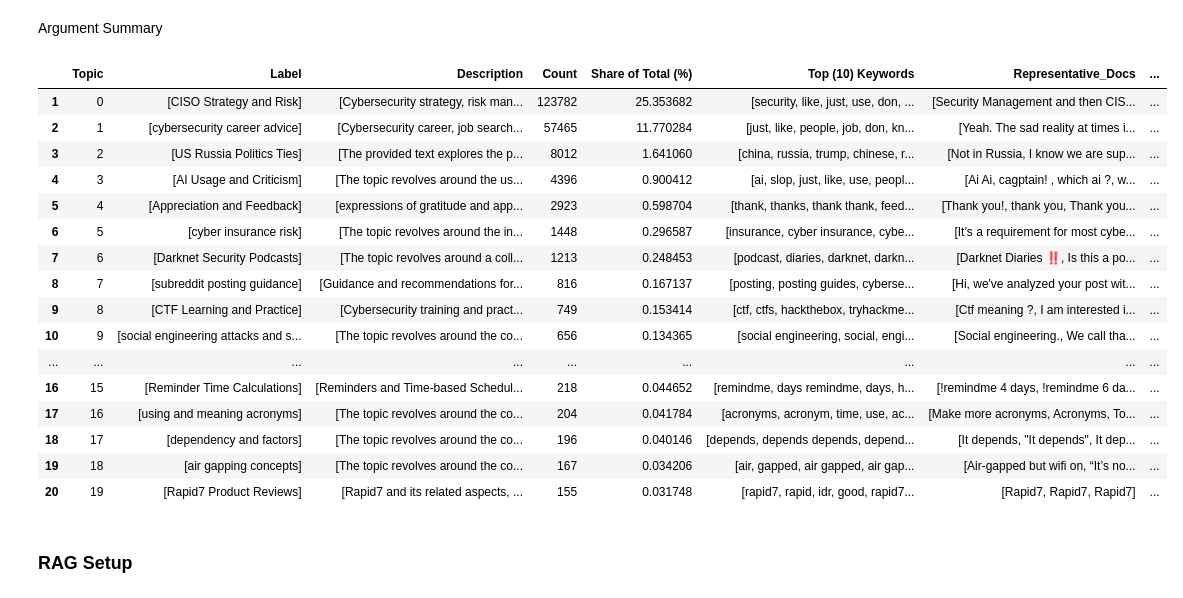
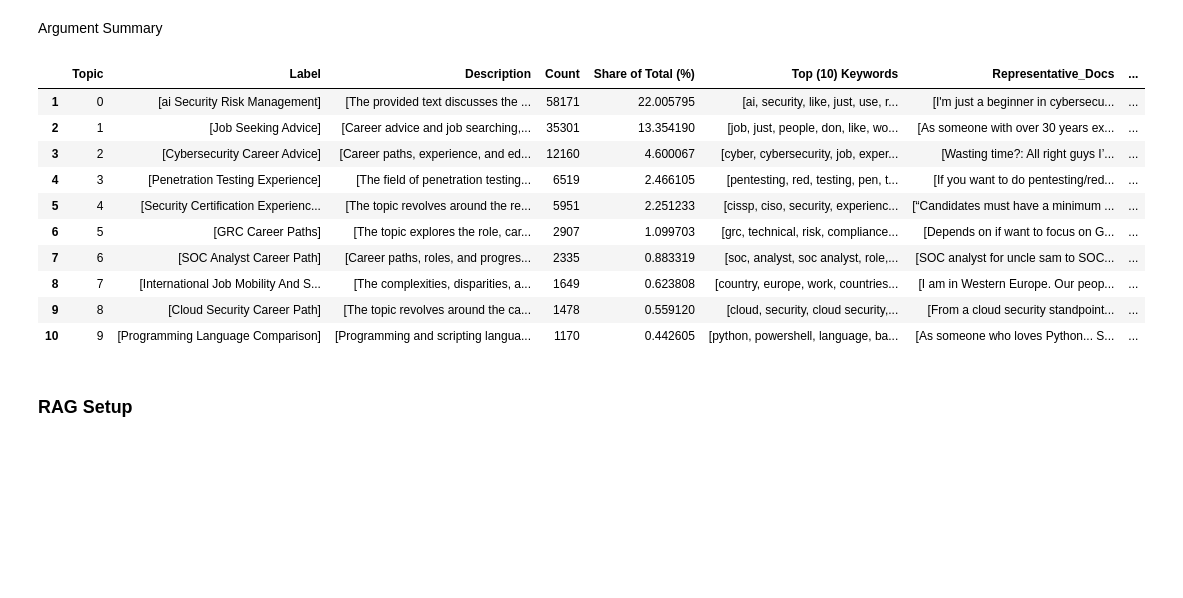
Before and after one commit to Rupository/SecInfo, a Jupyter notebook: AppSetup.ipynb, the cells around one changed output. Drawn from its saved outputs; the diff is of its cells as text; code cells hidden in the pictures; blank space fills up the shorter version.

```diff
--- a/AppSetup.ipynb
+++ b/AppSetup.ipynb
@@ -709,7 +703,7 @@ full_df = pd.read_parquet('cybersec_discourse_full_data.parquet')
 device = "mps" if torch.backends.mps.is_available() else "cpu"
 print(f"Using device: {device}")
 
-classifier = pipeline("zero-shot-classification", model="valhalla/distilbart-mnli-12-1", device=device)
+classifier = pipeline("zero-shot-classification", model="MoritzLaurer/xtremedistil-l6-h256-zeroshot-v1.1-all-33", device=device)
 
 full_df['Dominant Position Alignment'] = "NA"
 
@@ -830,8 +818,8 @@ user_df = pd.read_parquet('cybersec_discourse_user_data.parquet')
 # %% [markdown]
 Argument Summary
 # %%
-topic_data = pd.read_parquet('cybersec_topic_data.parquet')
-full_df = pd.read_parquet('cybersec_full_data.parquet')
+topic_data = pd.read_parquet('cybersec_discourse_topic_data.parquet')
+full_df = pd.read_parquet('cybersec_discourse_full_data.parquet')
 
 fav_summaries = []
 opp_summaries = []
@@ -840,50 +828,44 @@ with tqdm(total=len(topic_data['Topic'].tolist())) as pbar:
     for topic_id in topic_data['Topic'].tolist():
         topic_label = topic_data[topic_data['Topic'] == topic_id]['Label'].values[0][0]
         dom_pos = topic_data[topic_data['Topic'] == topic_id]['Dominant Position'].values[0]
 
         topic_subset = full_df[full_df['Topic'] == topic_id]
         supp_docs = topic_subset[topic_subset['Dominant Position Alignment'] == 'favourable'].nlargest(10, 'score')['text'].tolist()
         opp_docs = topic_subset[topic_subset['Dominant Position Alignment'] == 'opposed'].nlargest(10, 'score')['text'].tolist()
 
         if supp_docs:
             supp_arg = llm_generation(prompt_argument_fav, topic_label, supp_docs, stance=f"{dom_pos}")
         else:
             supp_arg = "No significant supporting arguments found."
 
         if opp_docs:
             opp_arg = llm_generation(prompt_argument_opp, topic_label, opp_docs, stance=f"{dom_pos}")
         else:
             opp_arg = "No significant opposing arguments found."
 
         fav_summaries.append(supp_arg)
         opp_summaries.append(opp_arg)
 
         pbar.update(1)
         pbar.refresh()
 
 topic_data['Arguments in Favour'] = fav_summaries
 topic_data['Arguments in Opposition'] = opp_summaries
 
-topic_data.to_parquet('cybersec_topic_data.parquet')
+topic_data.to_parquet('cybersec_discourse_topic_data.parquet')
 topic_data
 # %% [output]
 |  | Topic | Label | Description | Count | Share of Total (%) | Top (10) Keywords | Representative_Docs | ... |
-| 1 | 0 | [CISO Strategy and Risk] | [Cybersecurity strategy, risk man... | 123782 | 25.353682 | [security, like, just, use, don, ... | [Security Management and then CIS... | ... |
-| 2 | 1 | [cybersecurity career advice] | [Cybersecurity career, job search... | 57465 | 11.770284 | [just, like, people, job, don, kn... | [Yeah. The sad reality at times i... | ... |
-| 3 | 2 | [US Russia Politics Ties] | [The provided text explores the p... | 8012 | 1.641060 | [china, russia, trump, chinese, r... | [Not in Russia, I know we are sup... | ... |
-| 4 | 3 | [AI Usage and Criticism] | [The topic revolves around the us... | 4396 | 0.900412 | [ai, slop, just, like, use, peopl... | [Ai Ai, cagptain! , which ai ?, w... | ... |
-| 5 | 4 | [Appreciation and Feedback] | [expressions of gratitude and app... | 2923 | 0.598704 | [thank, thanks, thank thank, feed... | [Thank you!, thank you, Thank you... | ... |
-| 6 | 5 | [cyber insurance risk] | [The topic revolves around the in... | 1448 | 0.296587 | [insurance, cyber insurance, cybe... | [It’s a requirement for most cybe... | ... |
-| 7 | 6 | [Darknet Security Podcasts] | [The topic revolves around a coll... | 1213 | 0.248453 | [podcast, diaries, darknet, darkn... | [Darknet Diaries ‼️, Is this a po... | ... |
-| 8 | 7 | [subreddit posting guidance] | [Guidance and recommendations for... | 816 | 0.167137 | [posting, posting guides, cyberse... | [Hi, we've analyzed your post wit... | ... |
-| 9 | 8 | [CTF Learning and Practice] | [Cybersecurity training and pract... | 749 | 0.153414 | [ctf, ctfs, hackthebox, tryhackme... | [Ctf meaning ?, I am interested i... | ... |
-| 10 | 9 | [social engineering attacks and s... | [The topic revolves around the co... | 656 | 0.134365 | [social engineering, social, engi... | [Social engineering., We call tha... | ... |
-| ... | ... | ... | ... | ... | ... | ... | ... | ... |
-| 16 | 15 | [Reminder Time Calculations] | [Reminders and Time-based Schedul... | 218 | 0.044652 | [remindme, days remindme, days, h... | [!remindme 4 days, !remindme 6 da... | ... |
-| 17 | 16 | [using and meaning acronyms] | [The topic revolves around the co... | 204 | 0.041784 | [acronyms, acronym, time, use, ac... | [Make more acronyms, Acronyms, To... | ... |
-| 18 | 17 | [dependency and factors] | [The topic revolves around the co... | 196 | 0.040146 | [depends, depends depends, depend... | [It depends, "It depends", It dep... | ... |
-| 19 | 18 | [air gapping concepts] | [The topic revolves around the co... | 167 | 0.034206 | [air, gapped, air gapped, air gap... | [Air-gapped but wifi on, “It’s no... | ... |
-| 20 | 19 | [Rapid7 Product Reviews] | [Rapid7 and its related aspects, ... | 155 | 0.031748 | [rapid7, rapid, idr, good, rapid7... | [Rapid7, Rapid7, Rapid7] | ... |
+| 1 | 0 | [ai Security Risk Management] | [The provided text discusses the ... | 58171 | 22.005795 | [ai, security, like, just, use, r... | [I'm just a beginner in cybersecu... | ... |
+| 2 | 1 | [Job Seeking Advice] | [Career advice and job searching,... | 35301 | 13.354190 | [job, just, people, don, like, wo... | [As someone with over 30 years ex... | ... |
+| 3 | 2 | [Cybersecurity Career Advice] | [Career paths, experience, and ed... | 12160 | 4.600067 | [cyber, cybersecurity, job, exper... | [Wasting time?: All right guys I’... | ... |
+| 4 | 3 | [Penetration Testing Experience] | [The field of penetration testing... | 6519 | 2.466105 | [pentesting, red, testing, pen, t... | [If you want to do pentesting/red... | ... |
+| 5 | 4 | [Security Certification Experienc... | [The topic revolves around the re... | 5951 | 2.251233 | [cissp, ciso, security, experienc... | [“Candidates must have a minimum ... | ... |
+| 6 | 5 | [GRC Career Paths] | [The topic explores the role, car... | 2907 | 1.099703 | [grc, technical, risk, compliance... | [Depends on if want to focus on G... | ... |
+| 7 | 6 | [SOC Analyst Career Path] | [Career paths, roles, and progres... | 2335 | 0.883319 | [soc, analyst, soc analyst, role,... | [SOC analyst for uncle sam to SOC... | ... |
+| 8 | 7 | [International Job Mobility And S... | [The complexities, disparities, a... | 1649 | 0.623808 | [country, europe, work, countries... | [I am in Western Europe. Our peop... | ... |
+| 9 | 8 | [Cloud Security Career Path] | [The topic revolves around the ca... | 1478 | 0.559120 | [cloud, security, cloud security,... | [From a cloud security standpoint... | ... |
+| 10 | 9 | [Programming Language Comparison] | [Programming and scripting langua... | 1170 | 0.442605 | [python, powershell, language, ba... | [As someone who loves Python... S... | ... |
 # %% [markdown]
 ### RAG Setup
 # %% [markdown]
```
Also changed, not shown: parts of 4 cells of this notebook, 5 other files.
